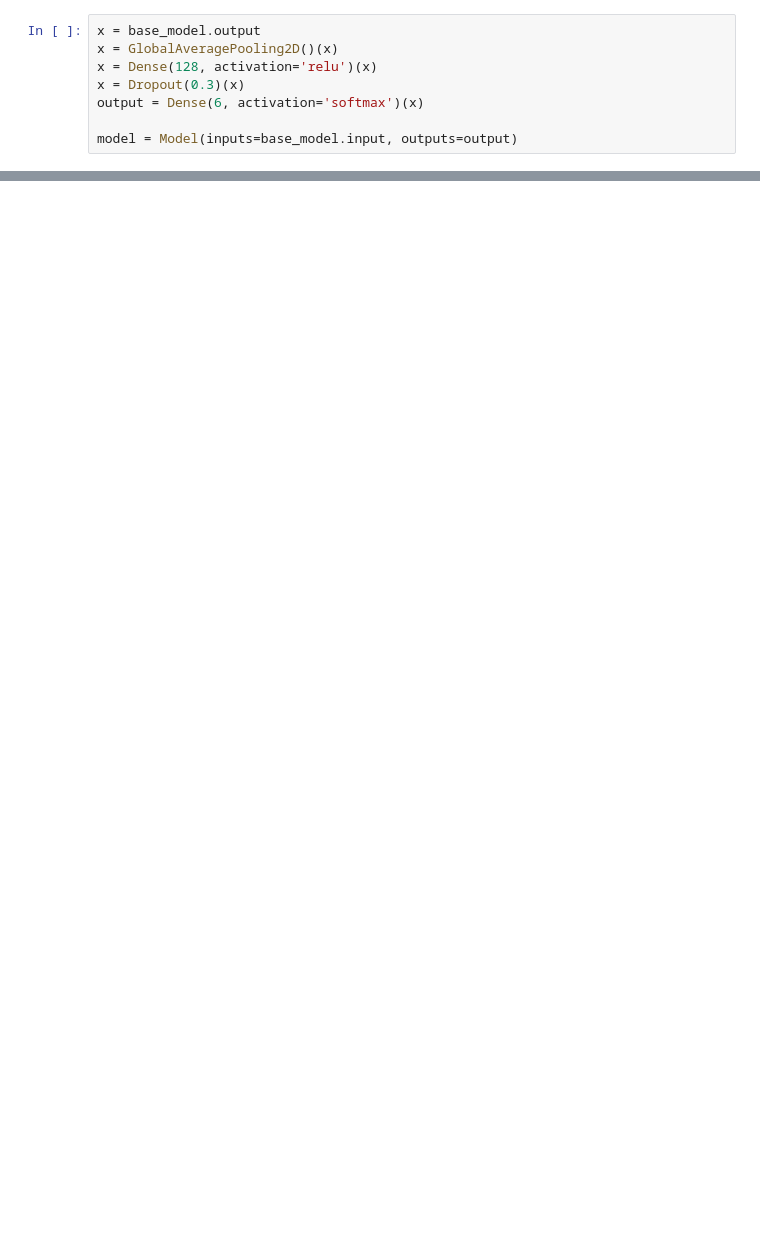
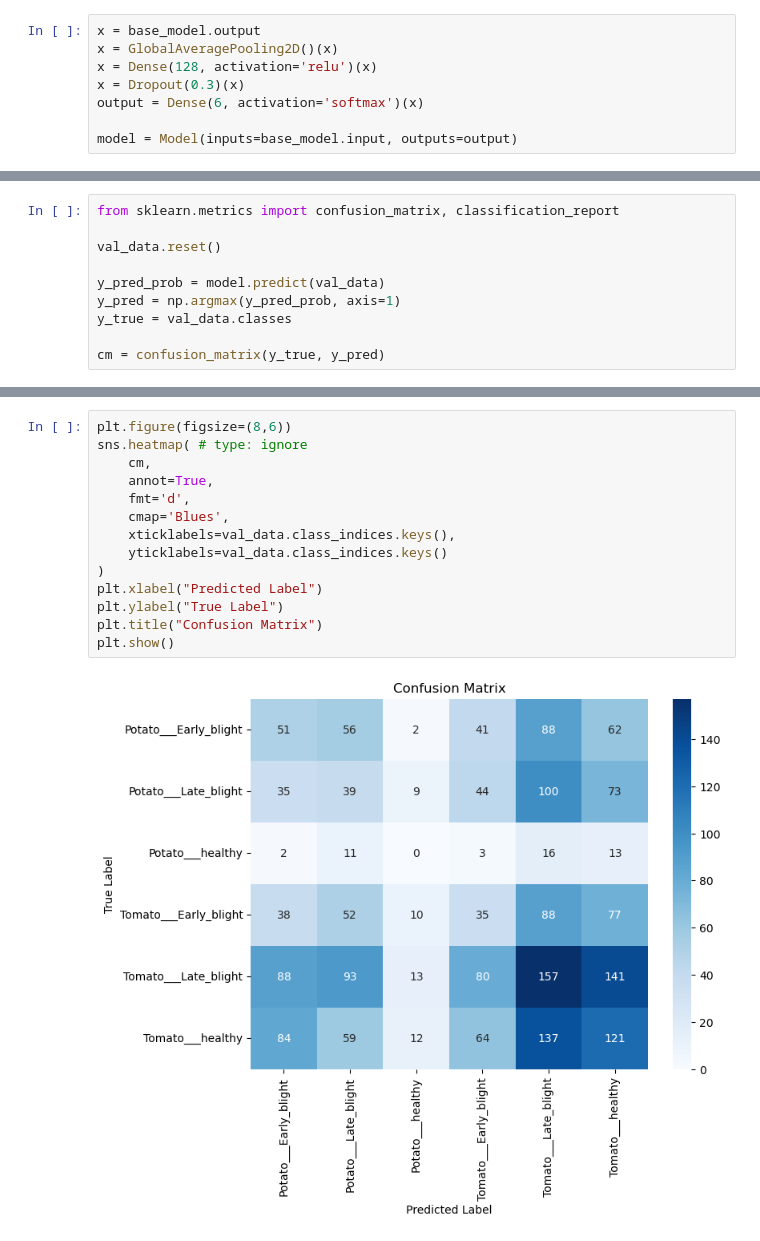
Before and after one commit to kashish846/Plant_disease_detector, a Jupyter notebook: model_building.ipynb, the cells around one changed output, grey strips where cells are left out. Cells and saved outputs as stored; diff of their text form; blank space fills up the shorter version.

Commit message:
Add files via upload
With confusion matrix

```diff
--- a/model_building.ipynb
+++ b/model_building.ipynb
@@ -124 +119,11 @@ Epoch 5/5
 <keras.src.callbacks.history.History at 0x...>
+# %%
+from sklearn.metrics import confusion_matrix, classification_report
+
+val_data.reset()
+
+y_pred_prob = model.predict(val_data)
+y_pred = np.argmax(y_pred_prob, axis=1)
+y_true = val_data.classes
+
+cm = confusion_matrix(y_true, y_pred)
@@ -124,0 +132,16 @@ Epoch 5/5
+# %%
+plt.figure(figsize=(8,6))
+sns.heatmap( # type: ignore
+    cm,
+    annot=True,
+    fmt='d',
+    cmap='Blues',
+    xticklabels=val_data.class_indices.keys(),
+    yticklabels=val_data.class_indices.keys()
+)
+plt.xlabel("Predicted Label")
+plt.ylabel("True Label")
+plt.title("Confusion Matrix")
+plt.show()
+# %% [output]
+[figure, added]
```
Also changed, not shown: parts of 10 cells of this notebook.
